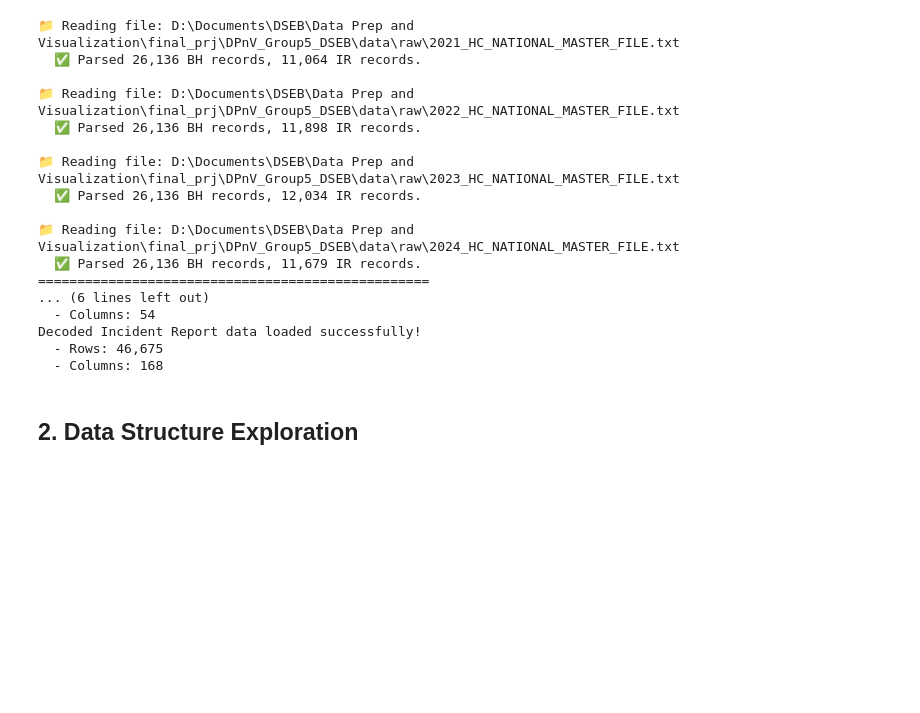
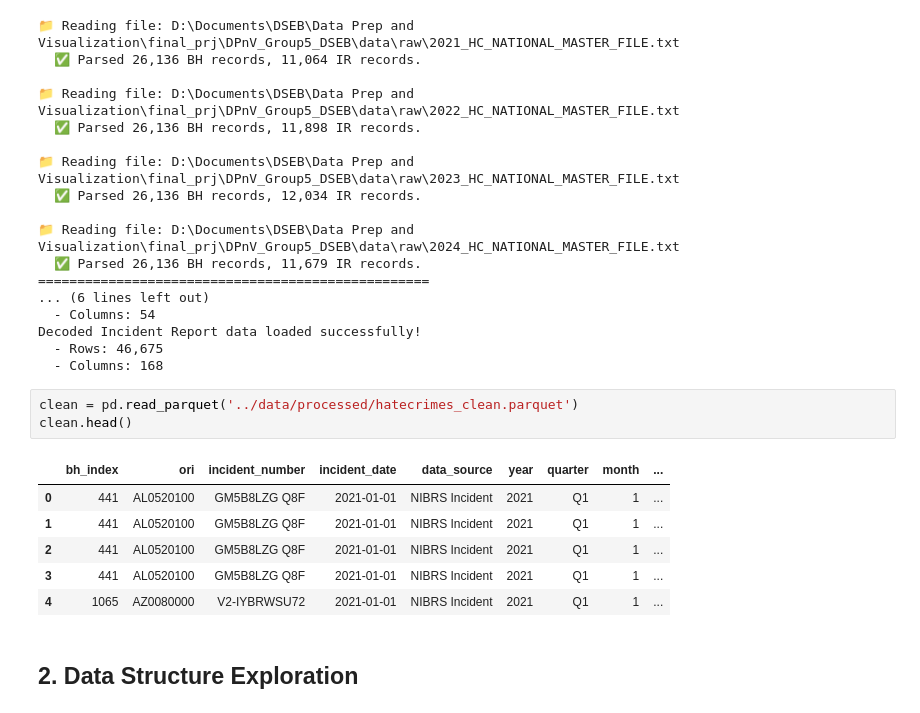
Before and after one commit to yamik1ra/DPnV_Group5_DSEB, a Jupyter notebook: notebooks/raw_data_diagnosis.ipynb, the cells around one changed output. Cells and saved outputs as stored; diff of their text form; blank space fills up the shorter version.

```diff
--- a/notebooks/raw_data_diagnosis.ipynb
+++ b/notebooks/raw_data_diagnosis.ipynb
@@ -73,6 +73,16 @@ print(f"  - Columns: {ir_decoded.shape[1]}")
 Decoded Incident Report data loaded successfully!
   - Rows: 46,675
   - Columns: 168
+# %%
+clean = pd.read_parquet('../data/processed/hatecrimes_clean.parquet')
+clean.head()
+# %% [output]
+|  | bh_index | ori | incident_number | incident_date | data_source | year | quarter | month | ... |
+| 0 | 441 | AL0520100 | GM5B8LZG Q8F | 2021-01-01 | NIBRS Incident | 2021 | Q1 | 1 | ... |
+| 1 | 441 | AL0520100 | GM5B8LZG Q8F | 2021-01-01 | NIBRS Incident | 2021 | Q1 | 1 | ... |
+| 2 | 441 | AL0520100 | GM5B8LZG Q8F | 2021-01-01 | NIBRS Incident | 2021 | Q1 | 1 | ... |
+| 3 | 441 | AL0520100 | GM5B8LZG Q8F | 2021-01-01 | NIBRS Incident | 2021 | Q1 | 1 | ... |
+| 4 | 1065 | AZ0080000 | V2-IYBRWSU72 | 2021-01-01 | NIBRS Incident | 2021 | Q1 | 1 | ... |
 # %% [markdown]
 ## 2. Data Structure Exploration
 # %% [markdown]
```
Also changed, not shown: 2 other files.
